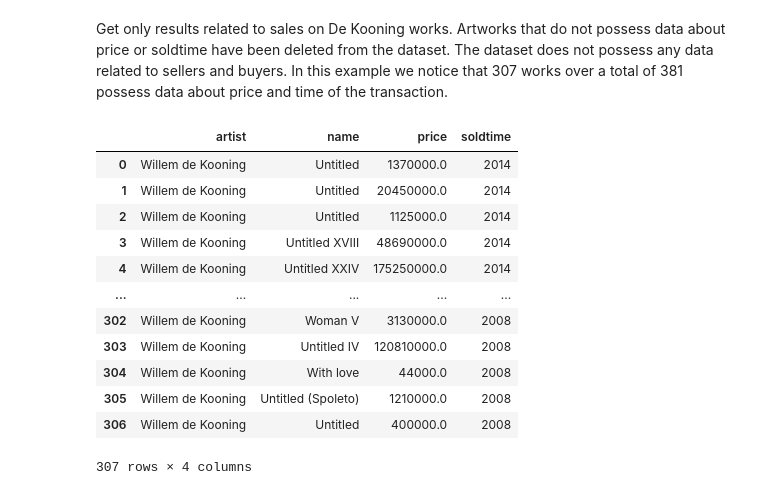
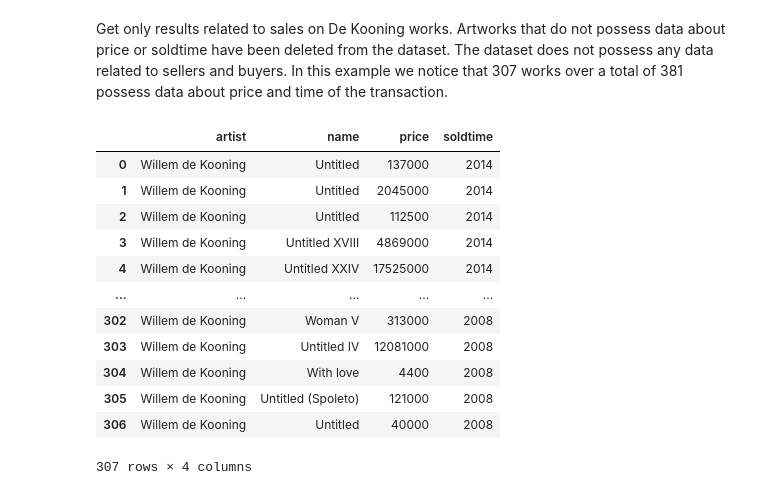
Before and after one commit to giorgiacrosilla/reputationera, a Jupyter notebook: scripts/data_analysis and cleaning/deKooning/auction_data_DK.ipynb, the cells around one changed output. Drawn from its saved outputs; the diff is of its cells as text; code cells hidden in the pictures.

```diff
--- a/scripts/data_analysis and cleaning/deKooning/auction_data_DK.ipynb
+++ b/scripts/data_analysis and cleaning/deKooning/auction_data_DK.ipynb
@@ -73,38 +72,46 @@ In this example we notice that 307 works over a total of 381 possess data about
 # %%
 import pandas as pd
 
 new_dataframe = getty2[["artist", "name", "price", "soldtime"]].copy()
 new_dataframe = new_dataframe[new_dataframe["artist"] == "Willem de Kooning"].copy()
 
 new_dataframe.reset_index(drop=True, inplace=True)
+def remove_last_zero(x):
+    if str(x).endswith('0'):
+        return str(x)[:-3]
+    else:
+        return x
+
+# Apply the function to the 'price' column
+new_dataframe['price'] = new_dataframe['price'].apply(remove_last_zero)
 
 for idx, row in new_dataframe.iterrows():
     if pd.isna(row["price"]) and pd.isna(row["soldtime"]):
         new_dataframe.drop(idx, inplace=True)
 
 dayy = []
 for i in new_dataframe['soldtime']:
     string_representation = str(i)
     split_parts = string_representation.split('-')
     day = split_parts[0]
     dayy.append(day)
 new_dataframe['soldtime'] = dayy
 
 
 new_dataframe.reset_index(drop=True, inplace=True)
 new_dataframe.to_csv('auctions_data_DK.csv', index=False)
 new_dataframe
 # %% [output]
 |  | artist | name | price | soldtime |
-| 0 | Willem de Kooning | Untitled | 1370000.0 | 2014 |
-| 1 | Willem de Kooning | Untitled | 20450000.0 | 2014 |
-| 2 | Willem de Kooning | Untitled | 1125000.0 | 2014 |
-| 3 | Willem de Kooning | Untitled XVIII | 48690000.0 | 2014 |
-| 4 | Willem de Kooning | Untitled XXIV | 175250000.0 | 2014 |
+| 0 | Willem de Kooning | Untitled | 137000 | 2014 |
+| 1 | Willem de Kooning | Untitled | 2045000 | 2014 |
+| 2 | Willem de Kooning | Untitled | 112500 | 2014 |
+| 3 | Willem de Kooning | Untitled XVIII | 4869000 | 2014 |
+| 4 | Willem de Kooning | Untitled XXIV | 17525000 | 2014 |
 | ... | ... | ... | ... | ... |
-| 302 | Willem de Kooning | Woman V | 3130000.0 | 2008 |
-| 303 | Willem de Kooning | Untitled IV | 120810000.0 | 2008 |
-| 304 | Willem de Kooning | With love | 44000.0 | 2008 |
-| 305 | Willem de Kooning | Untitled (Spoleto) | 1210000.0 | 2008 |
-| 306 | Willem de Kooning | Untitled | 400000.0 | 2008 |
+| 302 | Willem de Kooning | Woman V | 313000 | 2008 |
+| 303 | Willem de Kooning | Untitled IV | 12081000 | 2008 |
+| 304 | Willem de Kooning | With love | 4400 | 2008 |
+| 305 | Willem de Kooning | Untitled (Spoleto) | 121000 | 2008 |
+| 306 | Willem de Kooning | Untitled | 40000 | 2008 |
 307 rows × 4 columns
```
Also changed, not shown: parts of 1 cell of this notebook.
